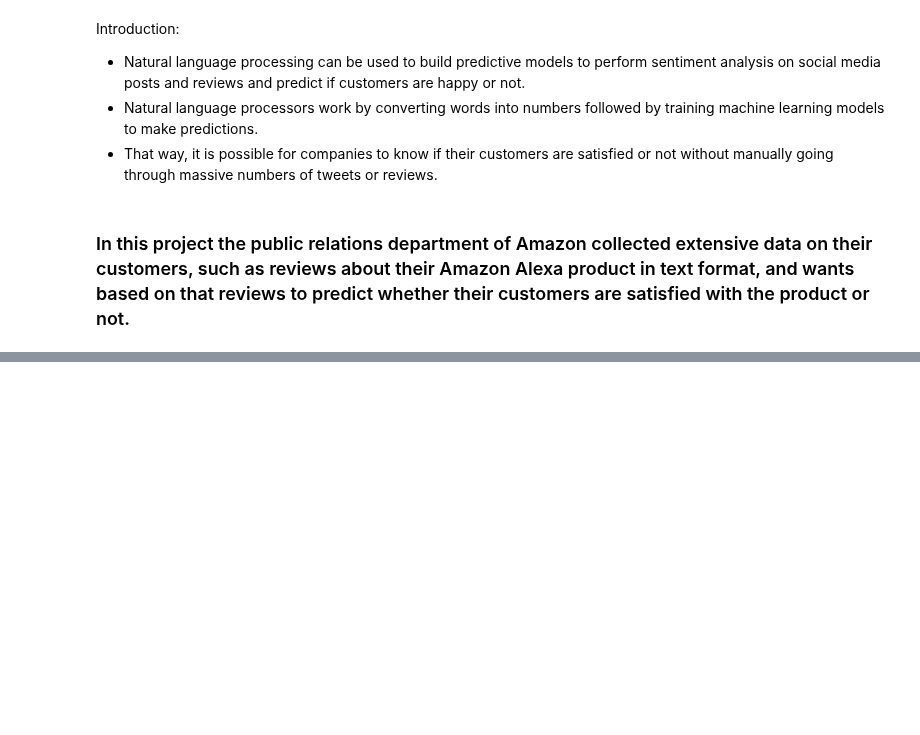
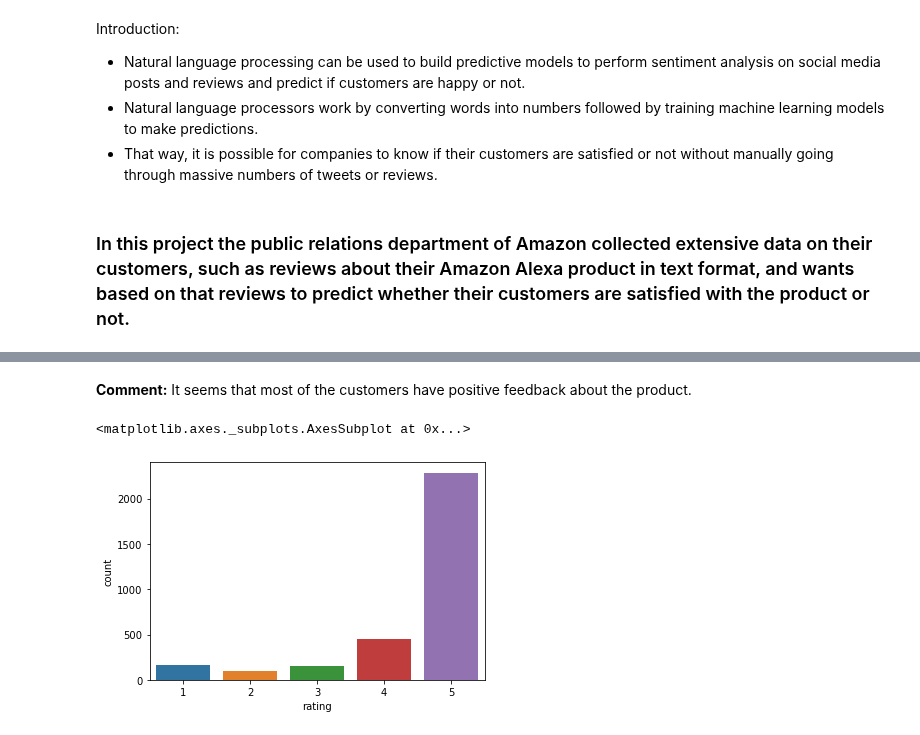
Before and after one commit to Panostam/Sentiment_Analysis_Project_Using_NLP, a Jupyter notebook: NLP_Project.ipynb, the cells around one changed output, grey strips where cells are left out. Cells and saved outputs as stored; diff of their text form; code cells hidden in the pictures; blank space fills up the shorter version.

```diff
--- a/NLP_Project.ipynb
+++ b/NLP_Project.ipynb
@@ -15,0 +96,7 @@ This dataset consists of a nearly 3000 Amazon customer reviews (input text), sta
+# %% [markdown]
+**Comment:** It seems that most of the customers have positive feedback about the product.
+# %%
+sns.countplot(x = 'rating', data = reviews_df)
+# %% [output]
+<matplotlib.axes._subplots.AxesSubplot at 0x...>
+[figure, added]
```
Also changed, not shown: parts of 23 cells of this notebook.
